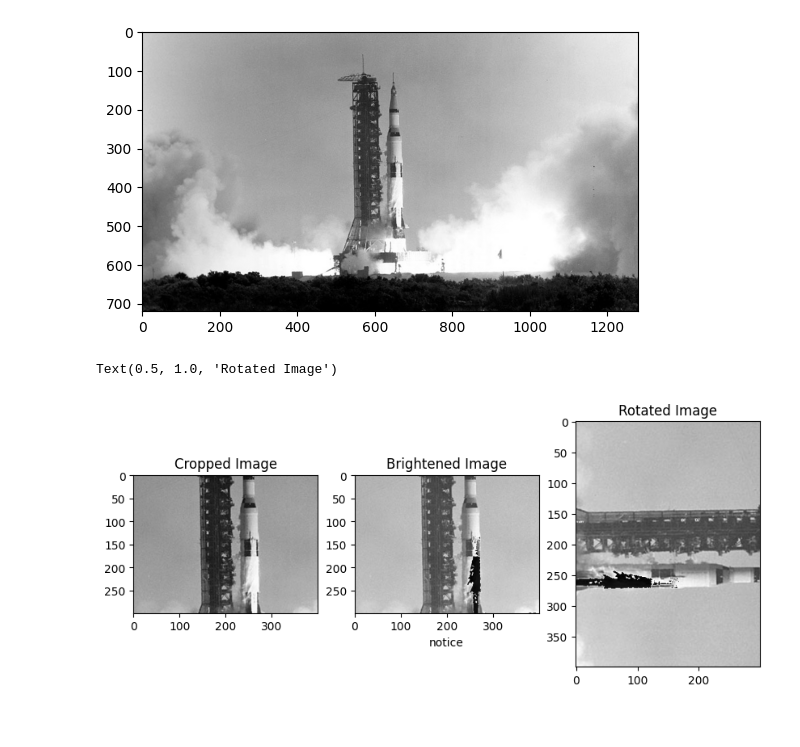
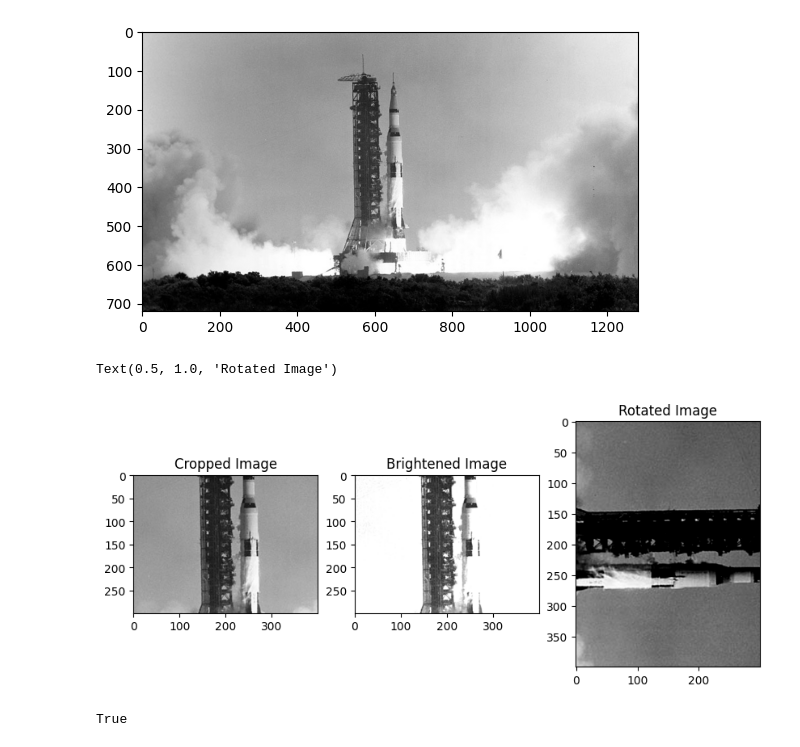
Before and after one commit to SSOE-ECE1390/verifying-setup-Anthcce, a Jupyter notebook: Homework_0.ipynb, the cells around one changed output. Drawn from its saved outputs; the diff is of its cells as text; code cells hidden in the pictures.

```diff
--- a/Homework_0.ipynb
+++ b/Homework_0.ipynb
@@ -18,7 +18,7 @@ import numpy as np
 import matplotlib.pyplot as plt
 # %%
 #READ IMAGE
-apolloOriginal = cv2.imread(filename=os.path.relpath('C:/Users/spada/github-classroom/SSOE-ECE1390/verifying-setup-Anthcce/Data/Apollo_11_Launch.jpg'),
+apolloOriginal = cv2.imread(filename=os.path.relpath('Data/Apollo_11_Launch.jpg'),
                          flags=0) #greyscale = 0, color = 1
 
 #PRINT IMAGE INFORMATION
@@ -37,26 +37,32 @@ Data type of image is: uint8
 # %%
 #CROP IMAGE
 apolloCropped = apolloOriginal[200:500, 400:800]
 
 #INCREASE BRIGHTNESS
-apolloBrighter = apolloCropped + 25
+apolloBrighter = cv2.add(apolloCropped, 100)
+apolloDarker = cv2.subtract(apolloCropped, 100)
 
 #ROTATE IMAGE
-apolloRotated = cv2.rotate(apolloBrighter, 0)
+apolloRotated = cv2.rotate(apolloBrighter, 0) #90 degrees clockwise = 0
+                                              #180 degrees clockwise = 1
+                                              #270 degrees clockwise = 2
 
 #PRINT RESULTS
 plt.figure(figsize=[10, 5]) #[width, height] (in)
 
 plt.subplot(131); plt.imshow(X=apolloCropped, cmap="gray")
 plt.title("Cropped Image")
 
 plt.subplot(132); plt.imshow(X=apolloBrighter, cmap="gray") #notice clipping due to overflow
 plt.title("Brightened Image")
 
 plt.subplot(133); plt.imshow(X=apolloRotated, cmap="gray")
 plt.title("Rotated Image")
 # %% [output]
 Text(0.5, 1.0, 'Rotated Image')
-[figure, old version]
+[figure, new version]
 # %%
 #SAVE IMAGE
+cv2.imwrite("Data/Apollo_11_Launch_MODIFIED.jpg", apolloRotated)
+# %% [output]
+True
```
Also changed, not shown: 1 other file.
